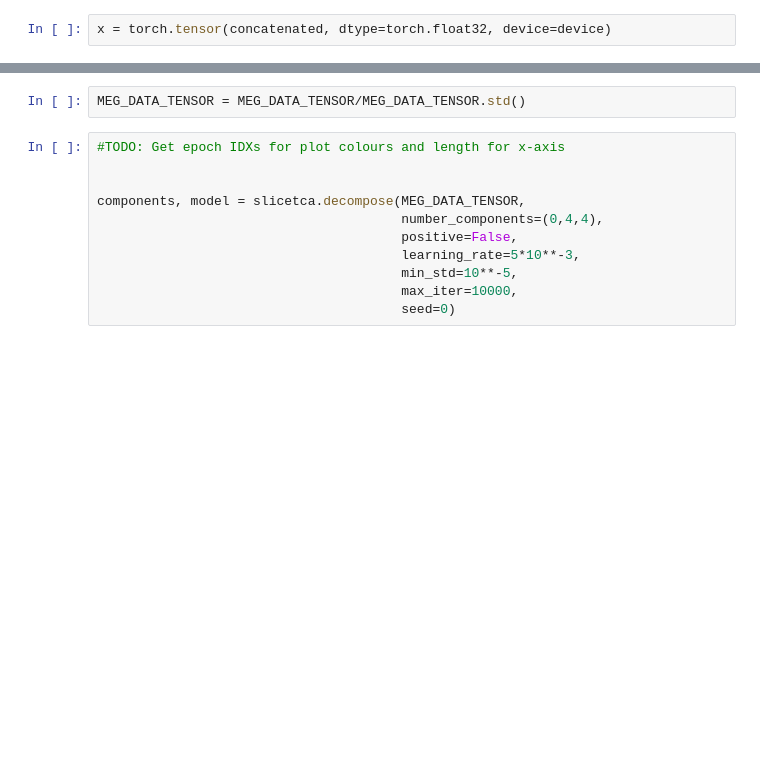
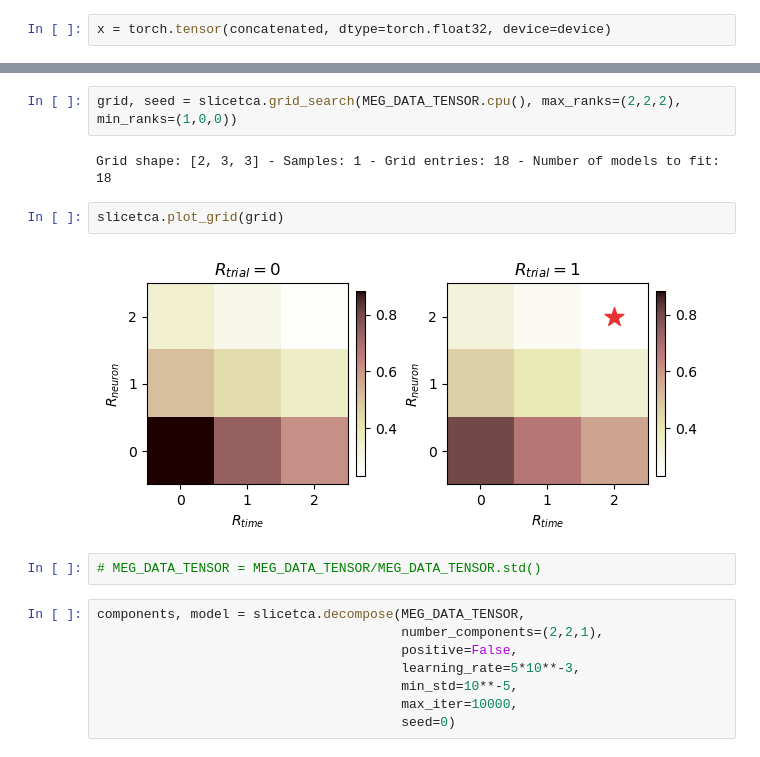
Before and after one commit to CEBangu/MEG-Decoding, a Jupyter notebook: slice_tca_test.ipynb, the cells around one changed output, grey strips where cells are left out. Drawn from its saved outputs; the diff is of its cells as text; blank space fills up the shorter version.

```diff
--- a/slice_tca_test.ipynb
+++ b/slice_tca_test.ipynb
@@ -136,11 +143,16 @@ torch.Size([203, 20, 241])
+# %%
+grid, seed = slicetca.grid_search(MEG_DATA_TENSOR.cpu(), max_ranks=(2,2,2), min_ranks=(1,0,0))
+# %% [output]
+Grid shape: [2, 3, 3] - Samples: 1 - Grid entries: 18 - Number of models to fit: 18
+# %%
+slicetca.plot_grid(grid)
+# %% [output]
+[figure, added]
 # %%
-MEG_DATA_TENSOR = MEG_DATA_TENSOR/MEG_DATA_TENSOR.std()
+# MEG_DATA_TENSOR = MEG_DATA_TENSOR/MEG_DATA_TENSOR.std()
 # %%
-#TODO: Get epoch IDXs for plot colours and length for x-axis
-
-
 components, model = slicetca.decompose(MEG_DATA_TENSOR,
-                                       number_components=(0,4,4),
+                                       number_components=(2,2,1),
                                        positive=False,
                                        learning_rate=5*10**-3,
                                        min_std=10**-5,
```
Also changed, not shown: parts of 12 cells of this notebook, 3 other files.
